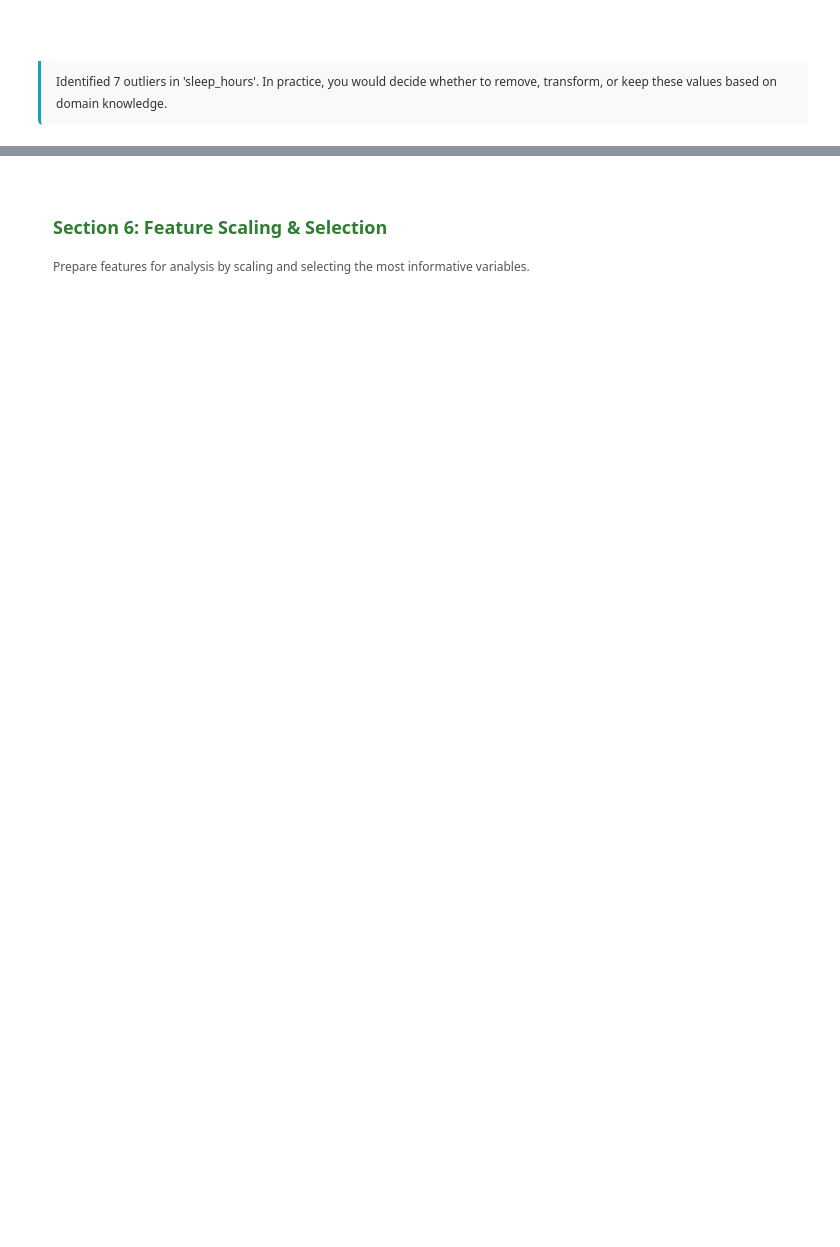
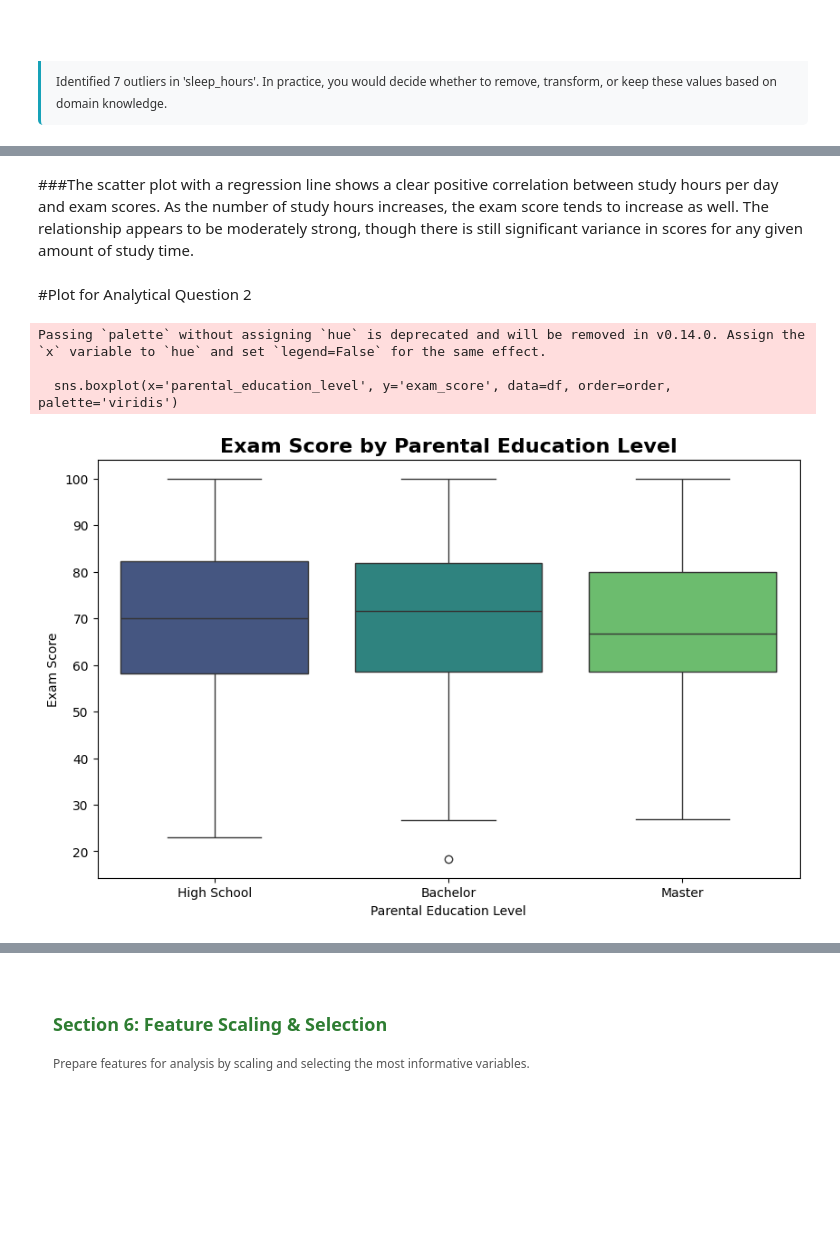
Before and after one commit to Kruthikasv/Address-Formatting-API, a Jupyter notebook: Lab 01_DataProcessing.ipynb, the cells around one changed output, grey strips where cells are left out. Drawn from its saved outputs; the diff is of its cells as text; code cells hidden in the pictures; blank space fills up the shorter version.

```diff
--- a/Lab 01_DataProcessing.ipynb
+++ b/Lab 01_DataProcessing.ipynb
@@ -687,0 +705,18 @@ Identified 7 outliers in 'sleep_hours'. In practice, you would decide whether to
+# %% [markdown]
+###The scatter plot with a regression line shows a clear positive correlation between study hours per day and exam scores. As the number of study hours increases, the exam score tends to increase as well. The relationship appears to be moderately strong, though there is still significant variance in scores for any given amount of study time.
+# %% [markdown]
+#Plot for Analytical Question 2
+# %%
+# Question 2: Is there a relationship between parental education level and a student's exam score?
+plt.figure(figsize=(10, 6))
+order = ['High School', 'Bachelor', 'Master']
+sns.boxplot(x='parental_education_level', y='exam_score', data=df, order=order, palette='viridis')
+plt.title('Exam Score by Parental Education Level', fontsize=16, fontweight='bold')
+plt.xlabel('Parental Education Level')
+plt.ylabel('Exam Score')
+plt.show()
+# %% [output]
+Passing `palette` without assigning `hue` is deprecated and will be removed in v0.14.0. Assign the `x` variable to `hue` and set `legend=False` for the same effect.
+
+  sns.boxplot(x='parental_education_level', y='exam_score', data=df, order=order, palette='viridis')
+[figure, added]
```
Also changed, not shown: parts of 12 cells of this notebook.
